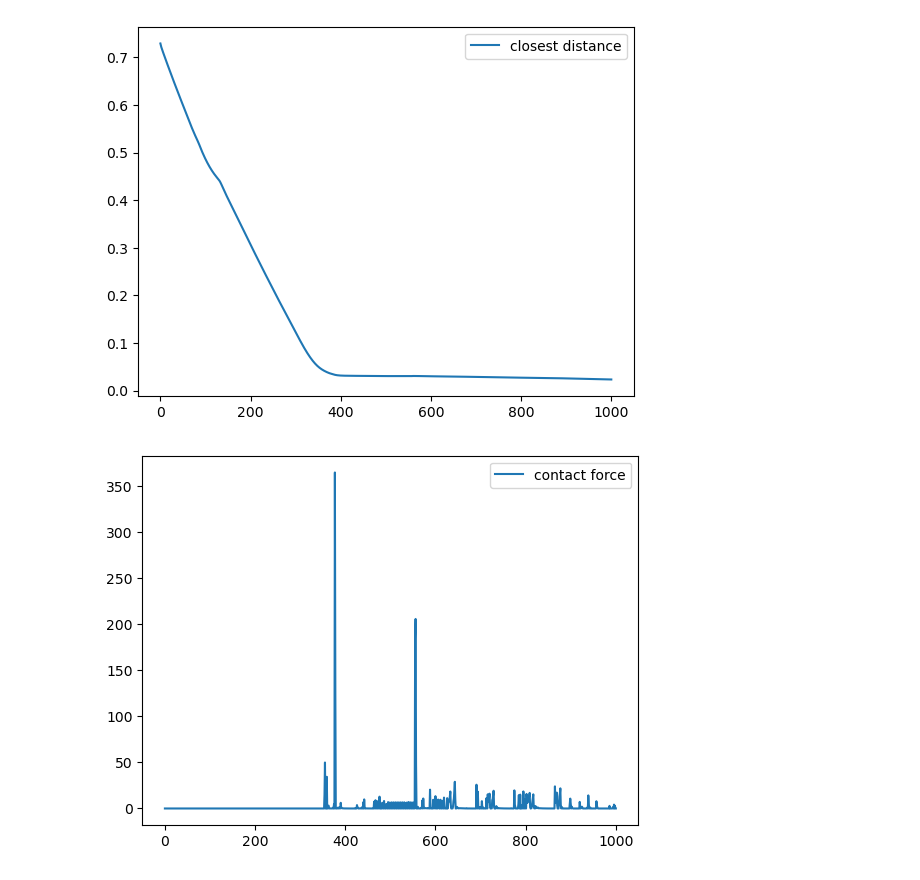
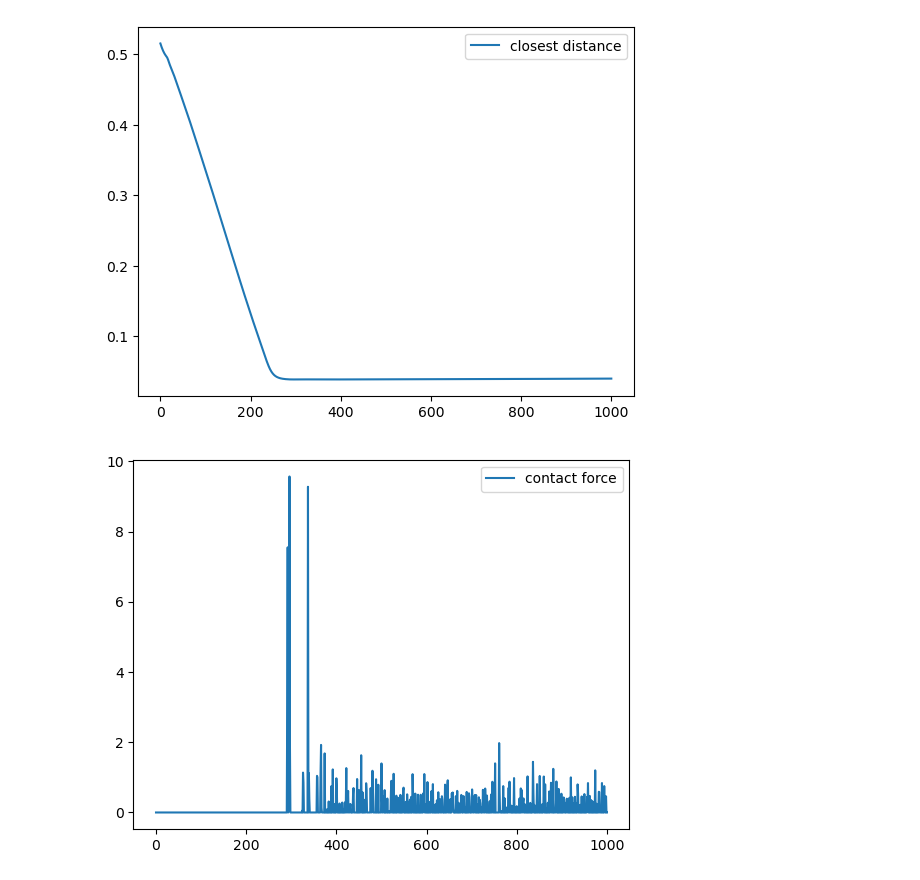
Before and after one commit to baha2r/Fanuc_Robotiq_Grasp, a Jupyter notebook: debug.ipynb, the cells around one changed output. Saved outputs shown, nothing was run; the diff lists cells and outputs as text; code cells hidden in the pictures.

Commit message:
contact is improved

```diff
--- a/debug.ipynb
+++ b/debug.ipynb
@@ -40,7 +40,9 @@ def extract_data(env, model, obs, steps):
         "finger3_angles": [],
         "finger1_min_dists": [],
         "finger2_min_dists": [],
-        "finger3_min_dists": []
+        "finger3_min_dists": [],
+        "num_contact_points": [],
+        "fingertip_num_contact_points": []
     }
 
     done = False
@@ -57,10 +59,12 @@ def extract_data(env, model, obs, steps):
                     #disable default constraint-based motors
                     p.setJointMotorControl2(env._robotiq.robotiq_uid, i, p.POSITION_CONTROL, targetPosition=0, force=0)
                 first_time = False
-            joint_force = 0.1
+            joint_force = 0.01
             p.setJointMotorControlArray(env._robotiq.robotiq_uid, [1, 5, 9], p.TORQUE_CONTROL, forces=[joint_force, joint_force, joint_force])#, positionGains=[0.03, 0.03, 0.03], velocityGains=[1, 1, 1])
             p.setJointMotorControlArray(env._robotiq.robotiq_uid, [2, 6, 10], p.POSITION_CONTROL, targetPositions=[0, 0, 0])
-            p.setJointMotorControlArray(env._robotiq.robotiq_uid, [3, 7, 11], p.TORQUE_CONTROL, forces=[-joint_force, -joint_force, -joint_force])#, positionGains=[0.03, 0.03, 0.03], velocityGains=[1, 1, 1])
+            p.setJointMotorControlArray(env._robotiq.robotiq_uid, [3, 7, 11], p.POSITION_CONTROL, targetPositions=[-0.05, -0.05, -0.05])
+            # if env._contactinfo()[3] > 0:
+            #     p.setJointMotorControlArray(env._robotiq.robotiq_uid, [3, 7, 11], p.TORQUE_CONTROL, forces=[joint_force, joint_force, joint_force])#, positionGains=[0.03, 0.03, 0.03], velocityGains=[1, 1, 1])
 
         base_pos, base_orientation = p.getBasePositionAndOrientation(env._robotiq.robotiq_uid)
         target_pos, target_orientation = p.getBasePositionAndOrientation(env.blockUid)
@@ -94,8 +98,12 @@ def extract_data(env, model, obs, steps):
         data["target_velocity"].append(target_velocity)
         data["target_angular_velocity"].append(target_angular_velocity)
         data["closest_point"].append(p.getClosestPoints(env._robotiq.robotiq_uid, env.blockUid, 10, -1, -1)[0][8])
-        data["contact_force"].append(env._contactinfo()[4])
+        data["contact_force"].append(env._contactinfo()[5])
+        data["num_contact_points"].append(env._contactinfo()[3])
+        data["fingertip_num_contact_points"].append(env._contactinfo()[4])
         data["rewards"].append(rewards)
+
+        # env.render()
 
     return data
 
@@ -149,6 +157,8 @@ def main():
     plot_data(zip(*data["finger1_angles"]), ["angle_1", "angle_2", "angle_3"])
     plot_data(zip(*data["finger2_angles"]), ["angle_1", "angle_2", "angle_3"])
     plot_data(zip(*data["finger3_angles"]), ["angle_1", "angle_2", "angle_3"])
+    plot_data([data["num_contact_points"]], ["num_contact_points"])
+    plot_data(zip(*data["fingertip_num_contact_points"]), ["fingertip_1", "fingertip_2", "fingertip_3"])
     # plot_data(zip(*data["finger2_min_dists"]), ["finger2_min_dist_1", "finger2_min_dist_2", "finger2_min_dist_3"])
 
     # Saving data to CSV
@@ -184,2 +189,2 @@ pybullet build time: Feb  1 2023 20:12:59
-[figure, old version]
+[figure, new version]
-[figure, old version]
+[figure, new version]
```
Also changed, not shown: parts of 1 cell of this notebook, 6 other files.
